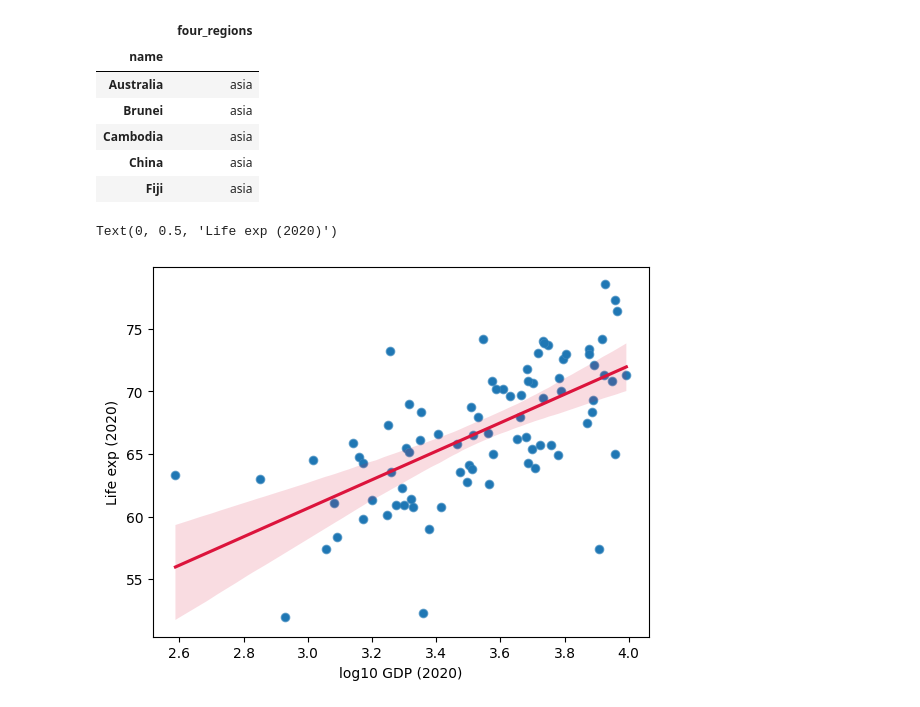
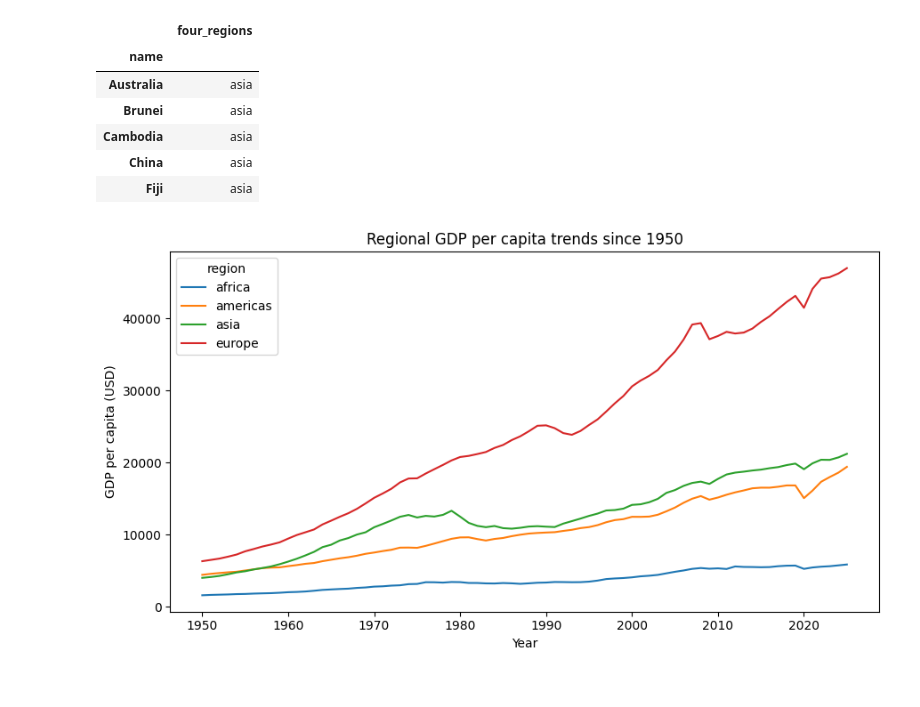
Before and after one commit to matteovhaxt/data-science-report, a Jupyter notebook: question_1/main.ipynb, the cells around one changed output. Cells and saved outputs as stored; diff of their text form; code cells hidden in the pictures.

```diff
--- a/question_1/main.ipynb
+++ b/question_1/main.ipynb
@@ -9,6 +10,9 @@ gdp_pcap = pd.read_csv("gdp_pcap.csv", index_col="country")
 # drop all years in the future
 gdp_pcap.drop(columns=gdp_pcap.columns[gdp_pcap.columns.astype(int) > 2025], inplace=True)
 
+# convert thousand values with a k to real numbers
+gdp_pcap[:] = gdp_pcap.apply(lambda s: pd.to_numeric(s.astype(str).str.replace('k', 'e3', regex=False), errors='coerce'))
+
 gdp_pcap.head()
 # %% [output]
 |  | 1800 | 1801 | 1802 | 1803 | 1804 | 1805 | 1806 | 1807 | 1808 | 1809 | ... | ... |
@@ -61,15 +65,37 @@ lex = lex.join(regions.rename(columns={'four_regions': 'region'}))
 # sort by region and country
 gdp_by_region = gdp_pcap.sort_values(['region', 'country'])
 lex = lex.sort_values(['region', 'country'])
+# %%
+# ensure decade tick helper is available for the plot
+from matplotlib.ticker import MultipleLocator
+
+# select numeric year columns from 1950 onwards
+year_cols = gdp_pcap.columns[gdp_pcap.columns.str.fullmatch(r"\d{4}")]
+years = year_cols[year_cols.astype(int) >= 1950]
+
+# aggregate mean GDP per region per year
+regional_gdp = gdp_pcap.groupby("region")[years].mean().stack().rename("gdp")
+
+# aggregate mean life expectancy per region per year
+regional_lex = lex.groupby("region")[years].mean().stack().rename("lex")
+
+# combine into tidy dataframe, fix year dtype, and coerce GDP to numeric
+regional = (
+    regional_gdp.to_frame()
+    .join(regional_lex)
+    .reset_index()
+    .rename(columns={"level_1": "year"})
+)
+regional["year"] = regional["year"].astype(int)
+regional["gdp"] = pd.to_numeric(regional["gdp"], errors="coerce")
 # %%
-year = 2020
-g = pd.to_numeric(gdp_pcap[str(year)], errors='coerce')
-l = pd.to_numeric(lex[str(year)], errors='coerce')
-
-df = pd.DataFrame({'gdp': g, 'lex': l}).dropna()
-sns.scatterplot(data=df, x=np.log10(df['gdp']), y='lex')
-sns.regplot(data=df, x=np.log10(df['gdp']), y='lex', scatter_kws={'alpha':0.6}, line_kws={'color':'crimson'})
-plt.xlabel(f'log10 GDP ({year})'); plt.ylabel(f'Life exp ({year})')
+# plot baseline GDP trend per region since 1950
+plt.figure(figsize=(9, 5))
+sns.lineplot(data=regional, x="year", y="gdp", hue="region")
+plt.gca().xaxis.set_major_locator(MultipleLocator(10))
+plt.xlabel("Year")
+plt.ylabel("GDP per capita (USD)")
+plt.title("Regional GDP per capita trends since 1950")
+plt.tight_layout()
 # %% [output]
-Text(0, 0.5, 'Life exp (2020)')
-[figure, old version]
+[figure, new version]
```
Also changed, not shown: parts of 4 cells of this notebook.
